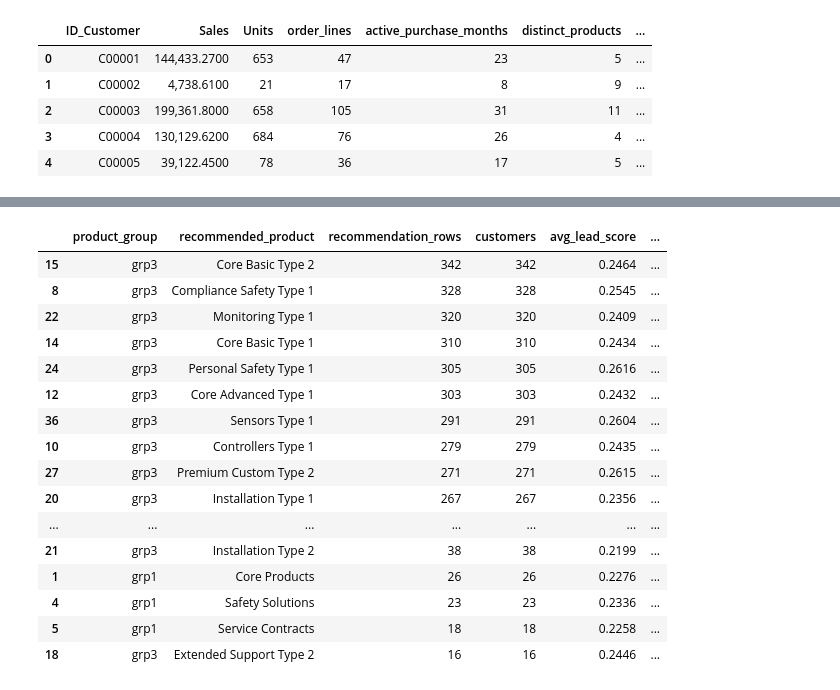
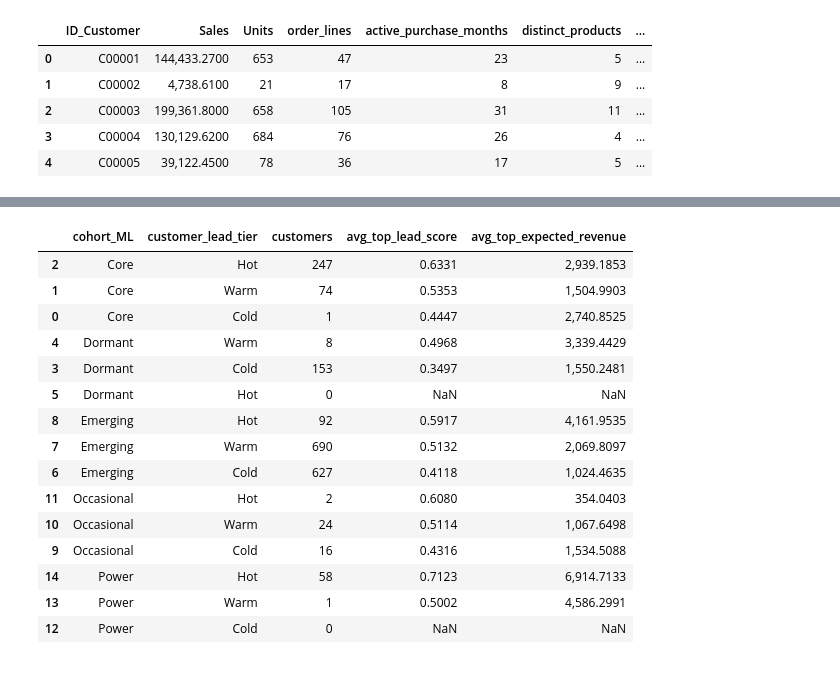
Before and after one commit to AnastasiaSamoylova92/lead-generation, a Jupyter notebook: notebooks/04_product_recommendation_lead_generation.ipynb, the cells around one changed output, grey strips where cells are left out. Cells and saved outputs as stored; diff of their text form; code cells hidden in the pictures.

Commit message:
Update recommendations

```diff
--- a/notebooks/04_product_recommendation_lead_generation.ipynb
+++ b/notebooks/04_product_recommendation_lead_generation.ipynb
@@ -258,9 +283,9 @@ def train_one_product_model(
             "status": "skipped_low_support",
             "n_total": len(y),
             "positive_customers": int(y.sum()),
-            "positive_rate": float(y.mean()),
-        }
+            "positive_rate": float(y.mean())}
 
+    # drop target columns and other non suitable columns
     leakage_cols = all_target_cols
     drop_cols = base_columns_to_drop(df) + leakage_cols
     X = df.drop(columns=drop_cols, errors="ignore").copy()
@@ -277,7 +302,7 @@ def train_one_product_model(
 
     candidates = {
         "LogisticRegression": LogisticRegression(
-            max_iter=2_000,
+            max_iter=2000,
             class_weight="balanced",
             random_state=RANDOM_STATE),
         "RandomForest": RandomForestClassifier(
@@ -786,9 +1202,11 @@ This is important because sales users need a reason, not just a score.
 # %%
-leads_long["lead_tier"] = pd.qcut(
-    leads_long["lead_score"],
+# Recommendation-level tier across all customer-product rows
+# Ranking first avoids qcut failures when many lead scores are tied
+leads_long["recommendation_tier"] = pd.qcut(
+    leads_long["lead_score"].rank(method="first"),
     q=[0.0, 0.40, 0.80, 1.0],
-    labels=["Cold", "Warm", "Hot"],
-    duplicates="drop")
+    labels=["Cold", "Warm", "Hot"])
+
 
 def build_hot_reason(row: pd.Series) -> str:
     reasons = []
@@ -811,14 +1229,14 @@ def build_hot_reason(row: pd.Series) -> str:
 
 leads_long["hot_reason"] = leads_long.apply(build_hot_reason, axis=1)
 
-display(leads_long["lead_tier"].value_counts(dropna=False).reset_index())
+display(leads_long["recommendation_tier"].value_counts(dropna=False).reset_index())
 display(leads_long[[
     "ID_Customer",
     "cohort_ML",
     "product_group",
     "recommended_product",
     "lead_score",
-    "lead_tier",
+    "recommendation_tier",
     "hot_reason",
 ]].sort_values("lead_score", ascending=False).head(20))
 # %% [output]
@@ -969,34 +1512,58 @@ Useful views:
 # %%
-lead_tier_summary = (
+""" Useful views:
+- lead tier distribution
+- hot leads by cohort
+- top recommended products
+- average lead score by cohort """
+
+recommendation_tier_summary = (
     leads_long
-    .groupby("lead_tier", observed=False)
+    .groupby("recommendation_tier", observed=False)
     .agg(
-        recommendation_rows=("ID_Customer", "count"),
+        recommendation_rows=("ID_Customer", "size"),
         customers=("ID_Customer", "nunique"),
         avg_lead_score=("lead_score", "mean"),
         avg_model_probability=("model_probability", "mean"))
     .reset_index())
 
+# Keep the established output name, but give it the correct customer-level meaning.
+lead_tier_summary = (
+    customer_top_lead
+    .groupby("customer_lead_tier", observed=False)
+    .agg(
+        customers=("ID_Customer", "nunique"),
+        avg_top_lead_score=("customer_top_lead_score", "mean"),
+        avg_top_model_probability=("customer_top_model_probability", "mean"),
+        avg_top_expected_revenue=("customer_top_expected_revenue", "mean"))
+    .reset_index())
+
+customer_top_lead_context = customer_top_lead.merge(
+    df_customers[["ID_Customer", "cohort_ML"]],
+    on="ID_Customer",
+    how="left",
+    validate="one_to_one")
+
 cohort_lead_summary = (
-    lead_generation_top_recommendations
-    .groupby(["cohort_ML", "lead_tier"], observed=False)
+    customer_top_lead_context
+    .groupby(["cohort_ML", "customer_lead_tier"], observed=False)
     .agg(
-        recommendation_rows=("ID_Customer", "count"),
         customers=("ID_Customer", "nunique"),
-        avg_lead_score=("lead_score", "mean"))
+        avg_top_lead_score=("customer_top_lead_score", "mean"),
+        avg_top_expected_revenue=("customer_top_expected_revenue", "mean"))
     .reset_index()
-    .sort_values(["cohort_ML", "avg_lead_score"], ascending=[True, False]))
+    .sort_values(["cohort_ML", "avg_top_lead_score"], ascending=[True, False]))
 
 product_lead_summary = (
     lead_generation_top_recommendations
     .groupby(["product_group", "recommended_product"], as_index=False)
     .agg(
-        recommendation_rows=("ID_Customer", "count"),
+        recommendation_rows=("ID_Customer", "size"),
         customers=("ID_Customer", "nunique"),
         avg_lead_score=("lead_score", "mean"),
         avg_model_probability=("model_probability", "mean"))
     .sort_values("recommendation_rows", ascending=False))
 
+display(recommendation_tier_summary)
 display(lead_tier_summary)
 display(cohort_lead_summary.head(30))
 display(product_lead_summary.head(30))
@@ -1024,17 +1579,16 @@ display(product_lead_summary.head(30))
-|  | product_group | recommended_product | recommendation_rows | customers | avg_lead_score | ... |
-| 15 | grp3 | Core Basic Type 2 | 342 | 342 | 0.2464 | ... |
-| 8 | grp3 | Compliance Safety Type 1 | 328 | 328 | 0.2545 | ... |
-| 22 | grp3 | Monitoring Type 1 | 320 | 320 | 0.2409 | ... |
-| 14 | grp3 | Core Basic Type 1 | 310 | 310 | 0.2434 | ... |
-| 24 | grp3 | Personal Safety Type 1 | 305 | 305 | 0.2616 | ... |
-| 12 | grp3 | Core Advanced Type 1 | 303 | 303 | 0.2432 | ... |
-| 36 | grp3 | Sensors Type 1 | 291 | 291 | 0.2604 | ... |
-| 10 | grp3 | Controllers Type 1 | 279 | 279 | 0.2435 | ... |
-| 27 | grp3 | Premium Custom Type 2 | 271 | 271 | 0.2615 | ... |
-| 20 | grp3 | Installation Type 1 | 267 | 267 | 0.2356 | ... |
-| ... | ... | ... | ... | ... | ... | ... |
-| 21 | grp3 | Installation Type 2 | 38 | 38 | 0.2199 | ... |
-| 1 | grp1 | Core Products | 26 | 26 | 0.2276 | ... |
-| 4 | grp1 | Safety Solutions | 23 | 23 | 0.2336 | ... |
-| 5 | grp1 | Service Contracts | 18 | 18 | 0.2258 | ... |
-| 18 | grp3 | Extended Support Type 2 | 16 | 16 | 0.2446 | ... |
+|  | cohort_ML | customer_lead_tier | customers | avg_top_lead_score | avg_top_expected_revenue |
+| 2 | Core | Hot | 247 | 0.6331 | 2,939.1853 |
+| 1 | Core | Warm | 74 | 0.5353 | 1,504.9903 |
+| 0 | Core | Cold | 1 | 0.4447 | 2,740.8525 |
+| 4 | Dormant | Warm | 8 | 0.4968 | 3,339.4429 |
+| 3 | Dormant | Cold | 153 | 0.3497 | 1,550.2481 |
+| 5 | Dormant | Hot | 0 | NaN | NaN |
+| 8 | Emerging | Hot | 92 | 0.5917 | 4,161.9535 |
+| 7 | Emerging | Warm | 690 | 0.5132 | 2,069.8097 |
+| 6 | Emerging | Cold | 627 | 0.4118 | 1,024.4635 |
+| 11 | Occasional | Hot | 2 | 0.6080 | 354.0403 |
+| 10 | Occasional | Warm | 24 | 0.5114 | 1,067.6498 |
+| 9 | Occasional | Cold | 16 | 0.4316 | 1,534.5088 |
+| 14 | Power | Hot | 58 | 0.7123 | 6,914.7133 |
+| 13 | Power | Warm | 1 | 0.5002 | 4,586.2991 |
+| 12 | Power | Cold | 0 | NaN | NaN |
```
Also changed, not shown: parts of 46 cells of this notebook, 46 other files.
